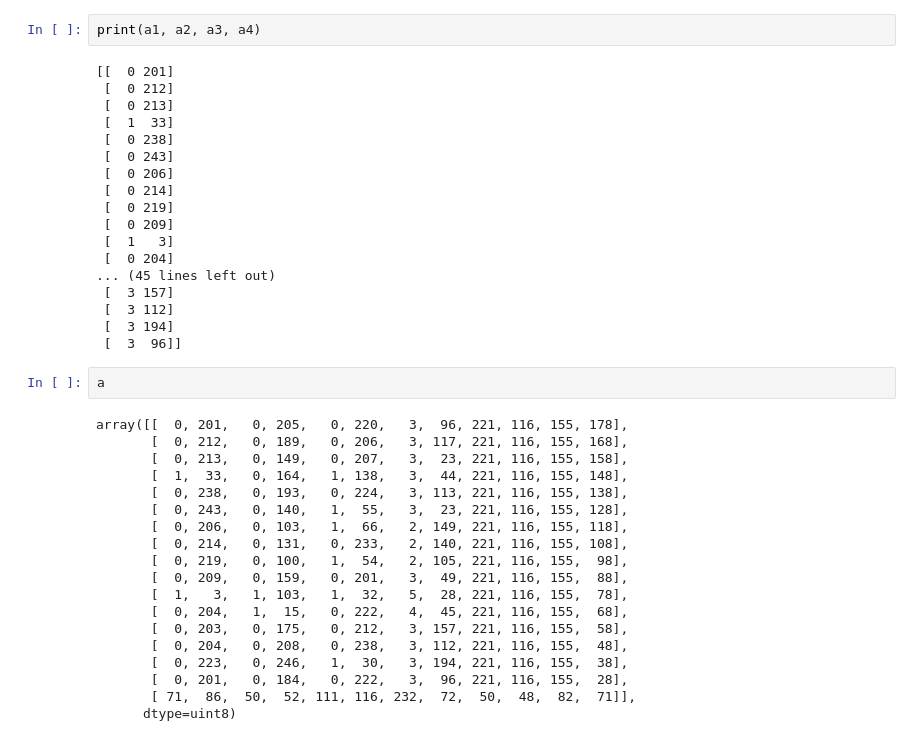
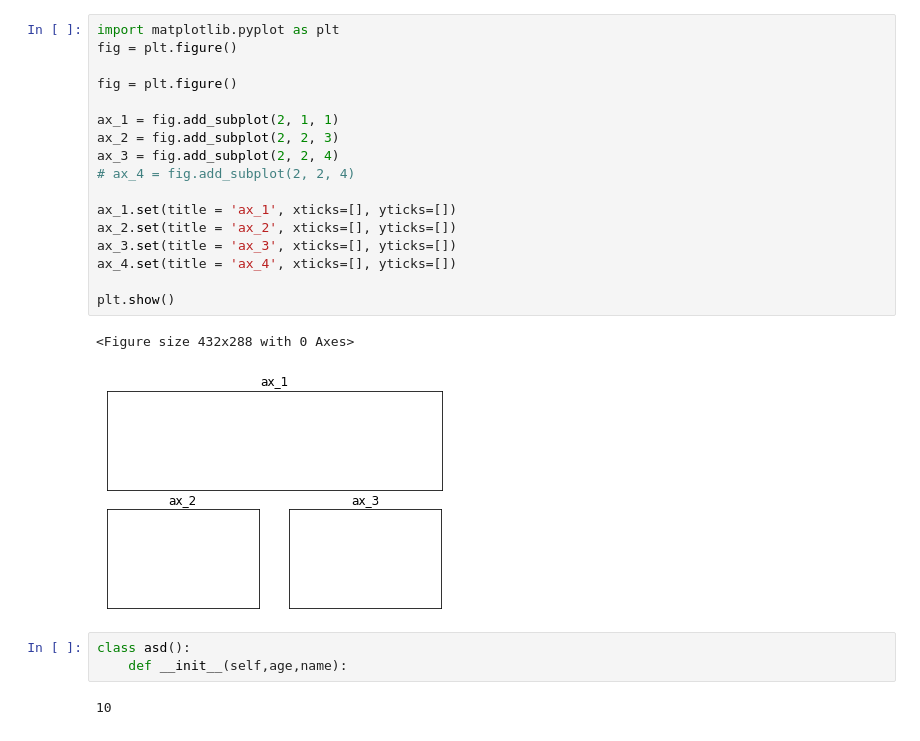
Before and after one commit to xakerspes/8VM82_1, a Jupyter notebook: Untitled.ipynb, the cells around one changed output. Cells and saved outputs as stored; diff of their text form.

```diff
--- a/Untitled.ipynb
+++ b/Untitled.ipynb
@@ -42,41 +1,25 @@ IndexError: too many indices for array
-# %%
-print(a1, a2, a3, a4)
-# %% [output]
-[[  0 201]
- [  0 212]
- [  0 213]
- [  1  33]
- [  0 238]
- [  0 243]
- [  0 206]
- [  0 214]
- [  0 219]
- [  0 209]
- [  1   3]
- [  0 204]
-... (45 lines left out)
- [  3 157]
- [  3 112]
- [  3 194]
- [  3  96]]
-# %%
-a
-# %% [output]
-array([[  0, 201,   0, 205,   0, 220,   3,  96, 221, 116, 155, 178],
-       [  0, 212,   0, 189,   0, 206,   3, 117, 221, 116, 155, 168],
-       [  0, 213,   0, 149,   0, 207,   3,  23, 221, 116, 155, 158],
-       [  1,  33,   0, 164,   1, 138,   3,  44, 221, 116, 155, 148],
-       [  0, 238,   0, 193,   0, 224,   3, 113, 221, 116, 155, 138],
-       [  0, 243,   0, 140,   1,  55,   3,  23, 221, 116, 155, 128],
-       [  0, 206,   0, 103,   1,  66,   2, 149, 221, 116, 155, 118],
-       [  0, 214,   0, 131,   0, 233,   2, 140, 221, 116, 155, 108],
-       [  0, 219,   0, 100,   1,  54,   2, 105, 221, 116, 155,  98],
-       [  0, 209,   0, 159,   0, 201,   3,  49, 221, 116, 155,  88],
-       [  1,   3,   1, 103,   1,  32,   5,  28, 221, 116, 155,  78],
-       [  0, 204,   1,  15,   0, 222,   4,  45, 221, 116, 155,  68],
-       [  0, 203,   0, 175,   0, 212,   3, 157, 221, 116, 155,  58],
-       [  0, 204,   0, 208,   0, 238,   3, 112, 221, 116, 155,  48],
-       [  0, 223,   0, 246,   1,  30,   3, 194, 221, 116, 155,  38],
-       [  0, 201,   0, 184,   0, 222,   3,  96, 221, 116, 155,  28],
-       [ 71,  86,  50,  52, 111, 116, 232,  72,  50,  48,  82,  71]],
-      dtype=uint8)
+# %%
+import matplotlib.pyplot as plt
+fig = plt.figure()
+
+fig = plt.figure()
+
+ax_1 = fig.add_subplot(2, 1, 1)
+ax_2 = fig.add_subplot(2, 2, 3)
+ax_3 = fig.add_subplot(2, 2, 4)
+# ax_4 = fig.add_subplot(2, 2, 4)
+
+ax_1.set(title = 'ax_1', xticks=[], yticks=[])
+ax_2.set(title = 'ax_2', xticks=[], yticks=[])
+ax_3.set(title = 'ax_3', xticks=[], yticks=[])
+ax_4.set(title = 'ax_4', xticks=[], yticks=[])
+
+plt.show()
+# %% [output]
+<Figure size 432x288 with 0 Axes>
+[figure, added]
+# %%
+class asd():
+    def __init__(self,age,name):
+# %% [output]
+10
```
Also changed, not shown: parts of 4 cells of this notebook, 34 other files.
